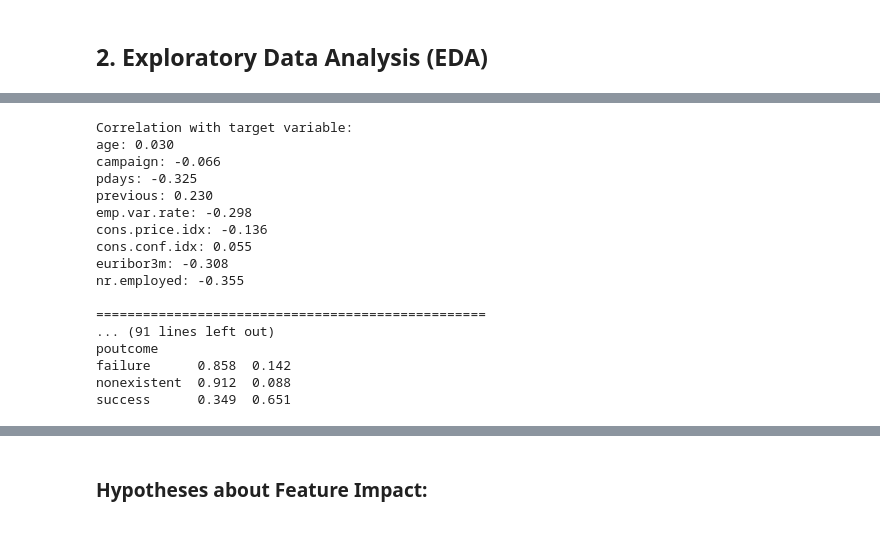
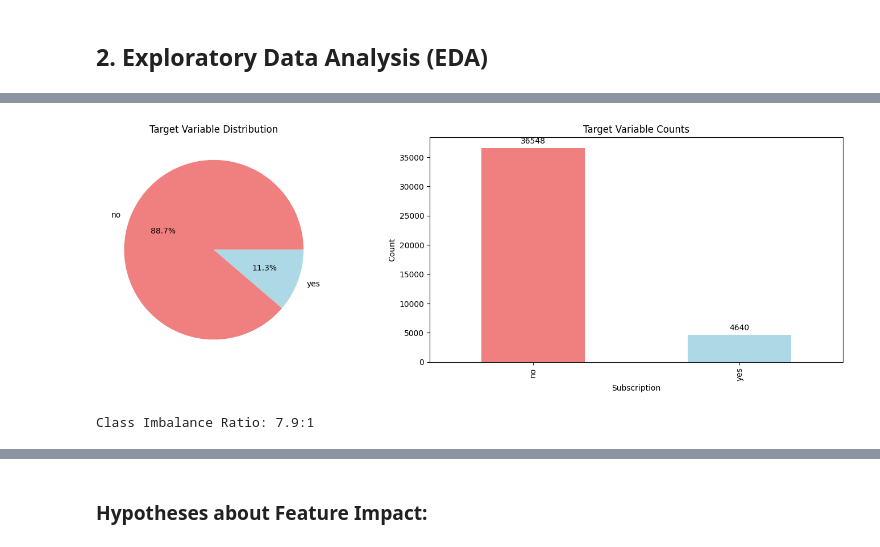
Before and after one commit to LiubovRev/Bank_Marketing_Subscription_Prediction, a Jupyter notebook: bank_marketing_analysis.ipynb, the cells around one changed output, grey strips where cells are left out. Saved outputs shown, nothing was run; the diff lists cells and outputs as text; code cells hidden in the pictures.

```diff
--- a/bank_marketing_analysis.ipynb
+++ b/bank_marketing_analysis.ipynb
@@ -116,41 +88,25 @@ plt.show()
-# %%
-# Correlation analysis for numerical features
-numerical_features = ['age', 'campaign', 'pdays', 'previous', 'emp.var.rate',
-                     'cons.price.idx', 'cons.conf.idx', 'euribor3m', 'nr.employed']
-
-print("\nCorrelation with target variable:")
-for feature in numerical_features:
-    # Convert target to numeric for correlation
-    correlation = df[feature].corr(pd.get_dummies(df['y'])['yes'])
-    print(f"{feature}: {correlation:.3f}")
-
-# Categorical features analysis
-categorical_features = ['job', 'marital', 'education', 'default', 'housing', 'loan',
-                       'contact', 'month', 'day_of_week', 'poutcome']
-
-print("\n" + "="*50)
-print("CATEGORICAL FEATURES ANALYSIS")
-print("="*50)
-
-for feature in categorical_features:
-    print(f"\n{feature.upper()} distribution:")
-    crosstab = pd.crosstab(df[feature], df['y'], normalize='index')
-    print(crosstab.round(3))
-# %% [output]
-Correlation with target variable:
-age: 0.030
-campaign: -0.066
-pdays: -0.325
-previous: 0.230
-emp.var.rate: -0.298
-cons.price.idx: -0.136
-cons.conf.idx: 0.055
-euribor3m: -0.308
-nr.employed: -0.355
-
-==================================================
-... (91 lines left out)
-poutcome
-failure      0.858  0.142
-nonexistent  0.912  0.088
-success      0.349  0.651
+# %%
+# 1. Target Variable Analysis
+fig, axes = plt.subplots(1, 2, figsize=(15, 5))
+
+# Target distribution
+target_counts = df['y'].value_counts()
+axes[0].pie(target_counts.values, labels=target_counts.index, autopct='%1.1f%%',
+           colors=['lightcoral', 'lightblue'])
+axes[0].set_title('Target Variable Distribution')
+
+# Target distribution with counts
+target_counts.plot(kind='bar', ax=axes[1], color=['lightcoral', 'lightblue'])
+axes[1].set_title('Target Variable Counts')
+axes[1].set_ylabel('Count')
+axes[1].set_xlabel('Subscription')
+for i, v in enumerate(target_counts.values):
+    axes[1].text(i, v + 500, str(v), ha='center', va='bottom')
+
+plt.tight_layout()
+plt.show()
+
+print(f"Class Imbalance Ratio: {target_counts['no'] / target_counts['yes']:.1f}:1")
+# %% [output]
+[figure, added]
+Class Imbalance Ratio: 7.9:1
```
Also changed, not shown: parts of 115 cells of this notebook.
